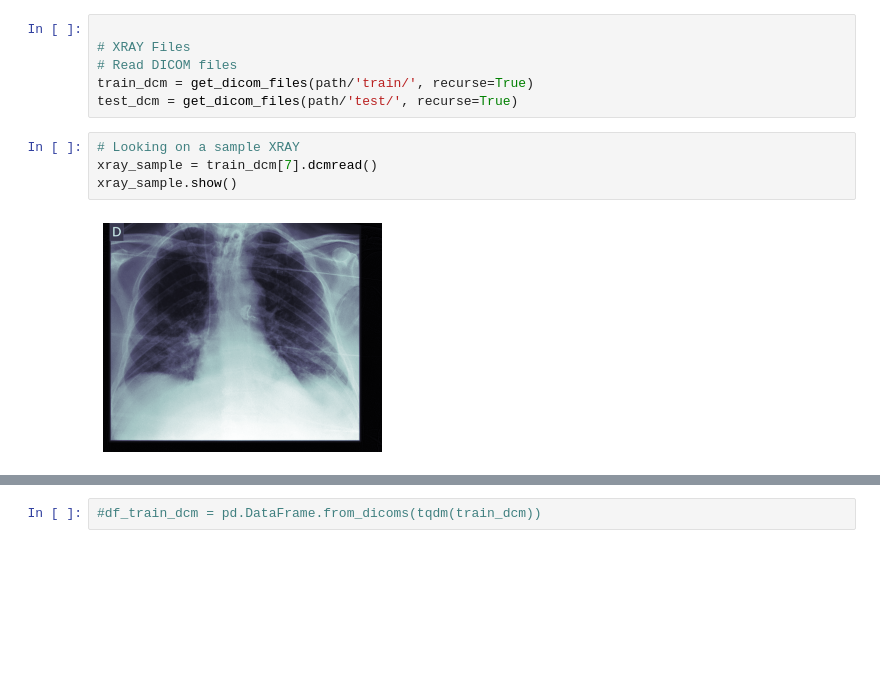
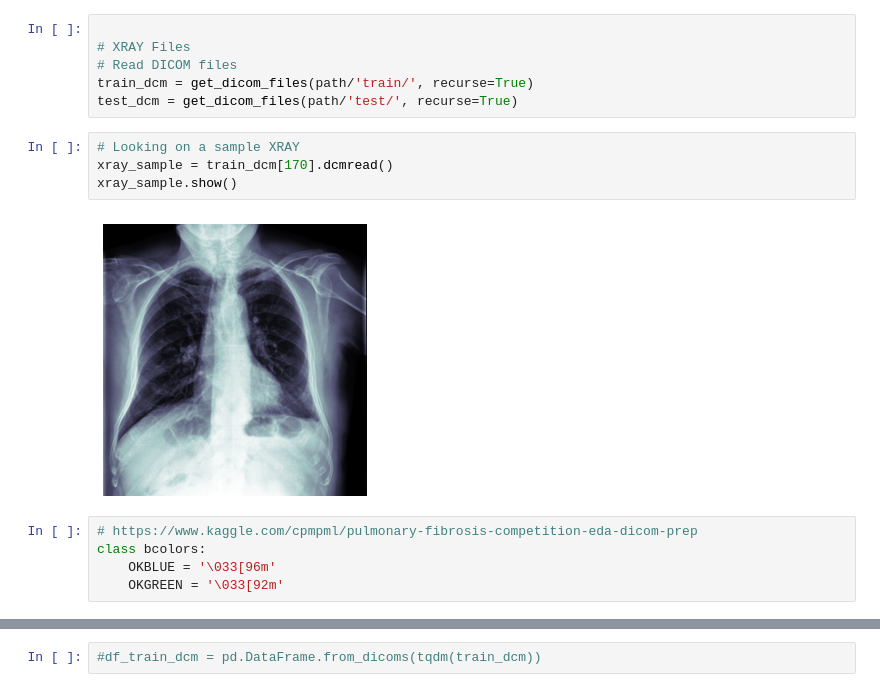
Before and after one commit to fredguth/nbdev_wandb_kaggle, a Jupyter notebook: nbs/01_eda.ipynb, the cells around one changed output, grey strips where cells are left out. Drawn from its saved outputs; the diff is of its cells as text; blank space fills up the shorter version.

```diff
--- a/nbs/01_eda.ipynb
+++ b/nbs/01_eda.ipynb
@@ -41,7 +40,12 @@ train_dcm = get_dicom_files(path/'train/', recurse=True)
 test_dcm = get_dicom_files(path/'test/', recurse=True)
 # %%
 # Looking on a sample XRAY
-xray_sample = train_dcm[7].dcmread()
+xray_sample = train_dcm[170].dcmread()
 xray_sample.show()
 # %% [output]
-[figure, old version]
+[figure, new version]
+# %%
+# https://www.kaggle.com/cpmpml/pulmonary-fibrosis-competition-eda-dicom-prep
+class bcolors:
+    OKBLUE = '\033[96m'
+    OKGREEN = '\033[92m'
```
Also changed, not shown: parts of 20 cells of this notebook.
